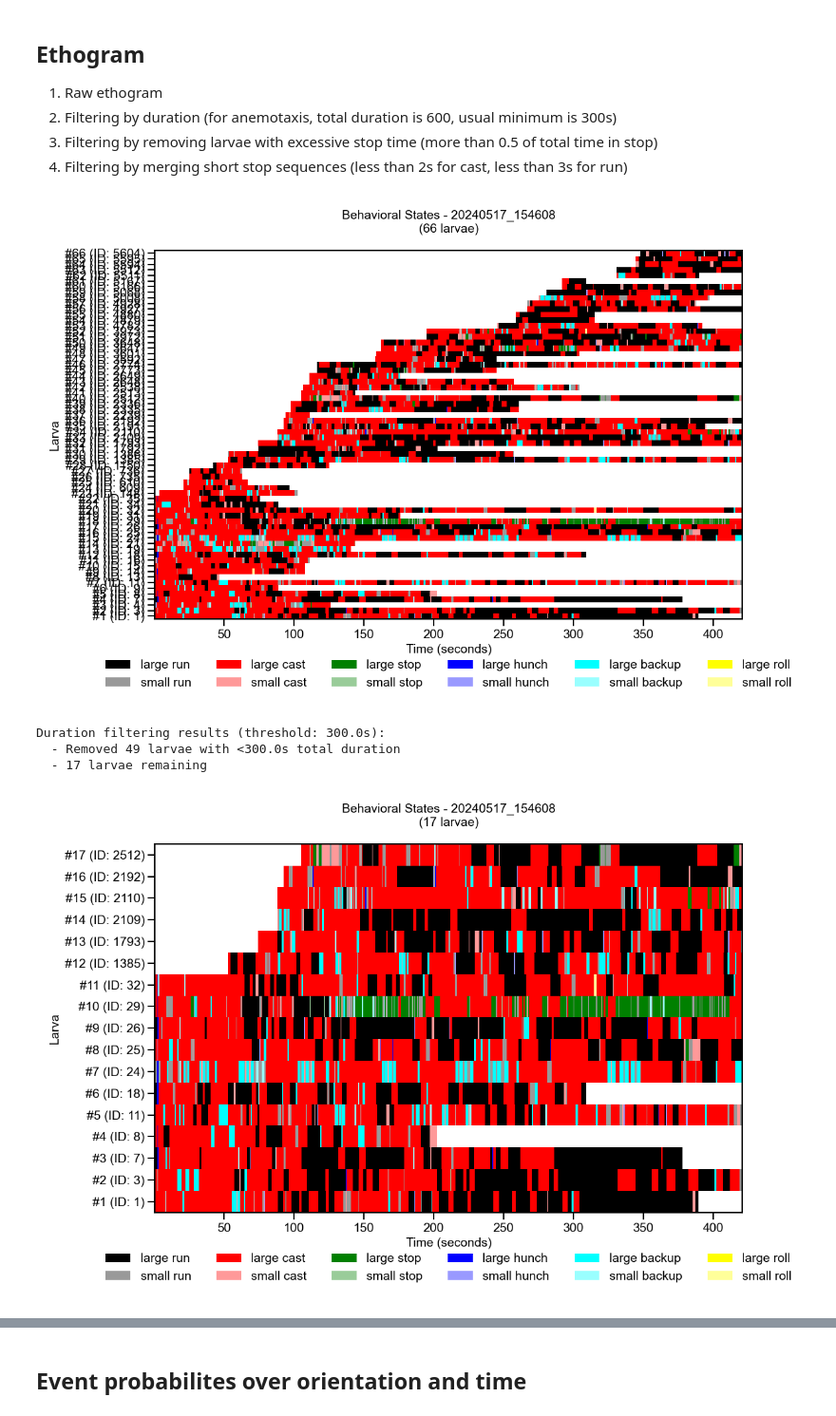
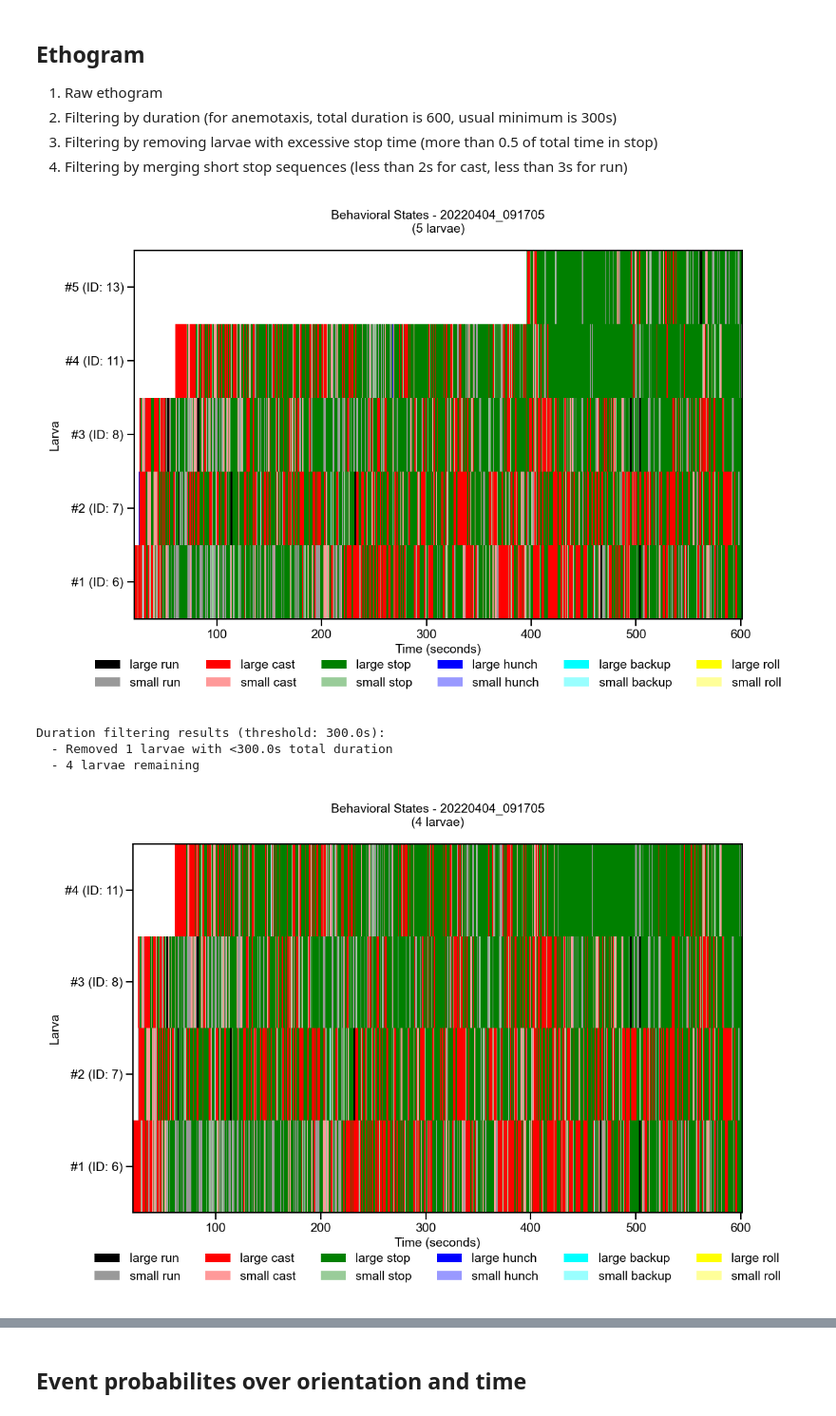
Before and after one commit to JovanicLab/anemotaxis, a Jupyter notebook: scripts/analyze_single_anemotaxis.ipynb, the cells around one changed output, grey strips where cells are left out. Shown at 95% size. Cells and saved outputs as stored; diff of their text form; code cells hidden in the pictures.

```diff
--- a/scripts/analyze_single_anemotaxis.ipynb
+++ b/scripts/analyze_single_anemotaxis.ipynb
@@ -35,4 +35,4 @@ plt.style.use('../anemotaxis.mplstyle')
 # %%
 # Load single `trx.mat` file
 # If you are using this notebook as a standalone notebook please uncomment and add here
-# single_path = '/Users/sharbat/Projects/anemotaxis/data/t7/W1118@20XUAS_CsChrimsom_mVenus/ch_95grad_2s1x420s0s#p_5gradient2_2s1x420s0s#n#n/20240517_154608/trx.mat'
+single_path = '/Users/sharbat/Projects/anemotaxis/data/t2/Or42a-GAL4_F48_1@20XUAS_CsChrimsom_mVenus/p_5_2s1x602s0s#fe_0_0s1x602s0s#n#n/20220404_091705/trx.mat'
@@ -57,17 +64,17 @@ os.makedirs(output_dir, exist_ok=True)
 # %%
 results_behavior_matrix = plot_data.plot_global_behavior_matrix(trx_data)
 # %% [output]
-[figure, old version]
+[figure, new version]
 # %%
 ## Filtering by duration (for anemotaxis, total duration is 600, usual minimum is 300s)
-min_total_duration= 150
+min_total_duration= 300
 trx_filtered_by_duration = preprocessing.filter_larvae_by_duration(trx_data, min_total_duration=min_total_duration)
 results_filtered_behavior_matrix = plot_data.plot_global_behavior_matrix(trx_filtered_by_duration)
 # %% [output]
 Duration filtering results (threshold: 300.0s):
-  - Removed 49 larvae with <300.0s total duration
-  - 17 larvae remaining
+  - Removed 1 larvae with <300.0s total duration
+  - 4 larvae remaining
-[figure, old version]
+[figure, new version]
 # %%
 ## Filtering by removing larvae with excessive stop time (more than 0.5 of total time in stop)
 max_stop_percentage = 0.5
```
Also changed, not shown: parts of 14 cells of this notebook, 3 other files.
